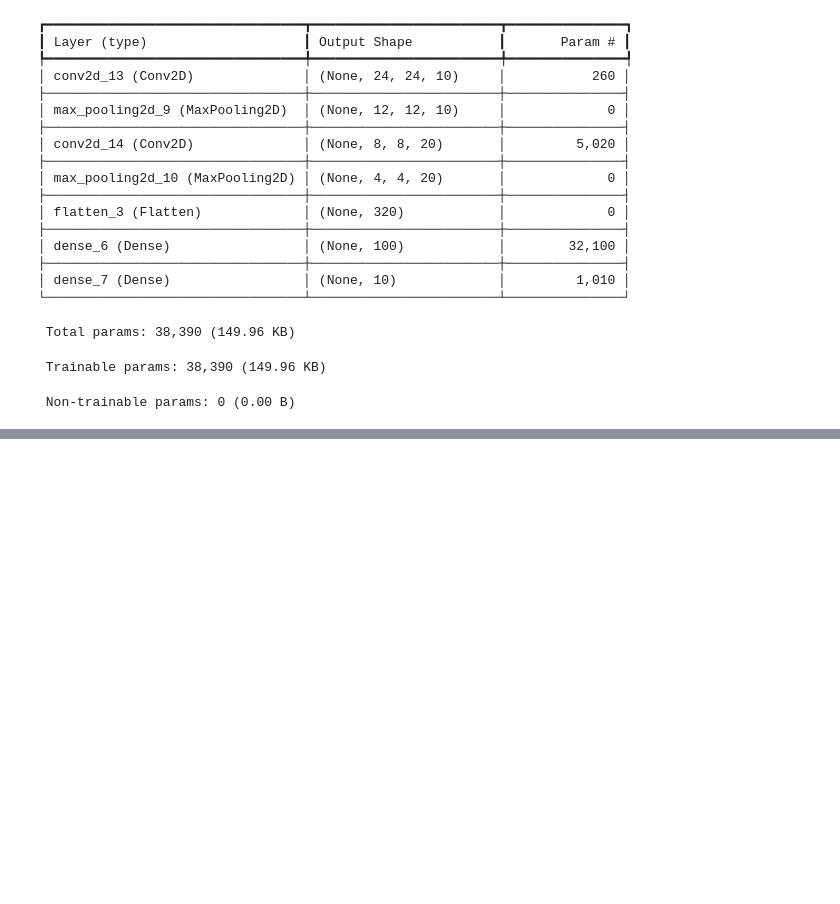
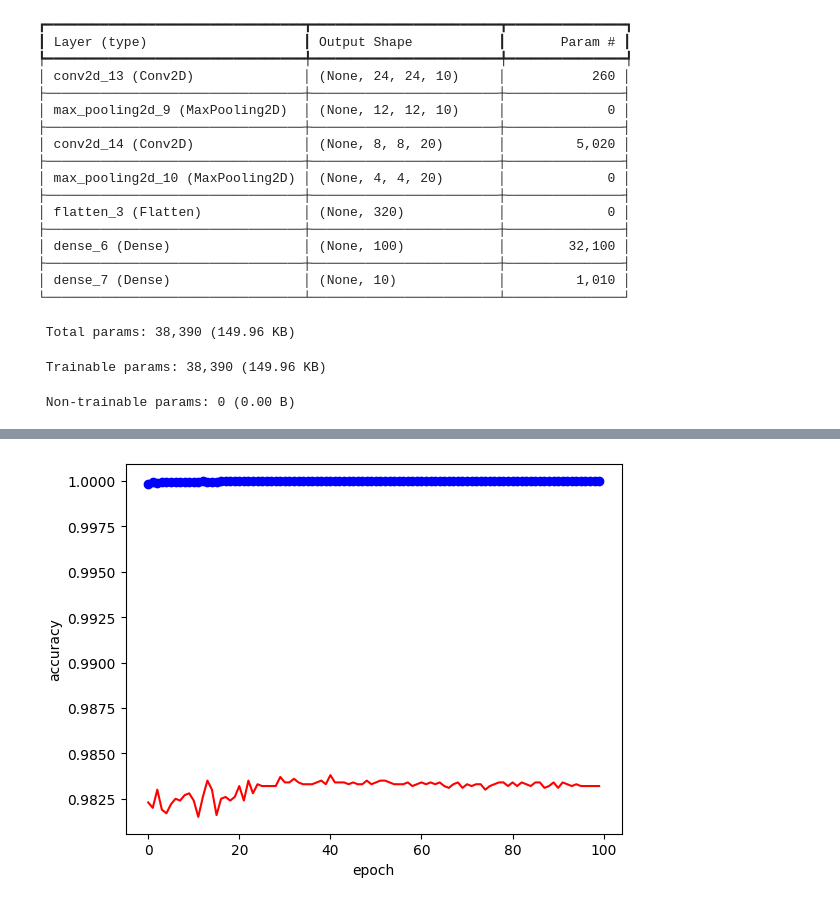
Before and after one commit to dMario24/mnist, a Jupyter notebook: note/CNN.ipynb, the cells around one changed output, grey strips where cells are left out. Drawn from its saved outputs; the diff is of its cells as text; code cells hidden in the pictures; blank space fills up the shorter version.

```diff
--- a/note/CNN.ipynb
+++ b/note/CNN.ipynb
@@ -140,3 +140,17 @@ Model: "sequential_12"
  Total params: 38,390 (149.96 KB)
  Trainable params: 38,390 (149.96 KB)
  Non-trainable params: 0 (0.00 B)
+# %%
+from keras.optimizers import RMSprop
+
+model.compile(
+    optimizer=RMSprop(learning_rate=0.0001),
+    loss='categorical_crossentropy',
+    metrics=['accuracy'])
+# %%
+history = model.fit(x_train_vec, y_train_vec,
+          batch_size=128,
+          epochs=100,
+          validation_data=(x_valid_vec,
+                           y_valid_vec)
+         )
@@ -142,0 +175,15 @@ Model: "sequential_12"
+# %%
+import matplotlib.pyplot as plt
+import numpy as np
+
+epoch = np.arange(len(history.history['accuracy']))
+train_acc = history.history['accuracy']
+valid_acc = history.history['val_accuracy']
+
+plt.plot(epoch, train_acc, 'bo', label='train acc')
+plt.plot(epoch, valid_acc, 'red', label='val acc')
+plt.xlabel('epoch')
+plt.ylabel('accuracy')
+plt.show()
+# %% [output]
+[figure, added]
```
Also changed, not shown: parts of 2 cells of this notebook.
